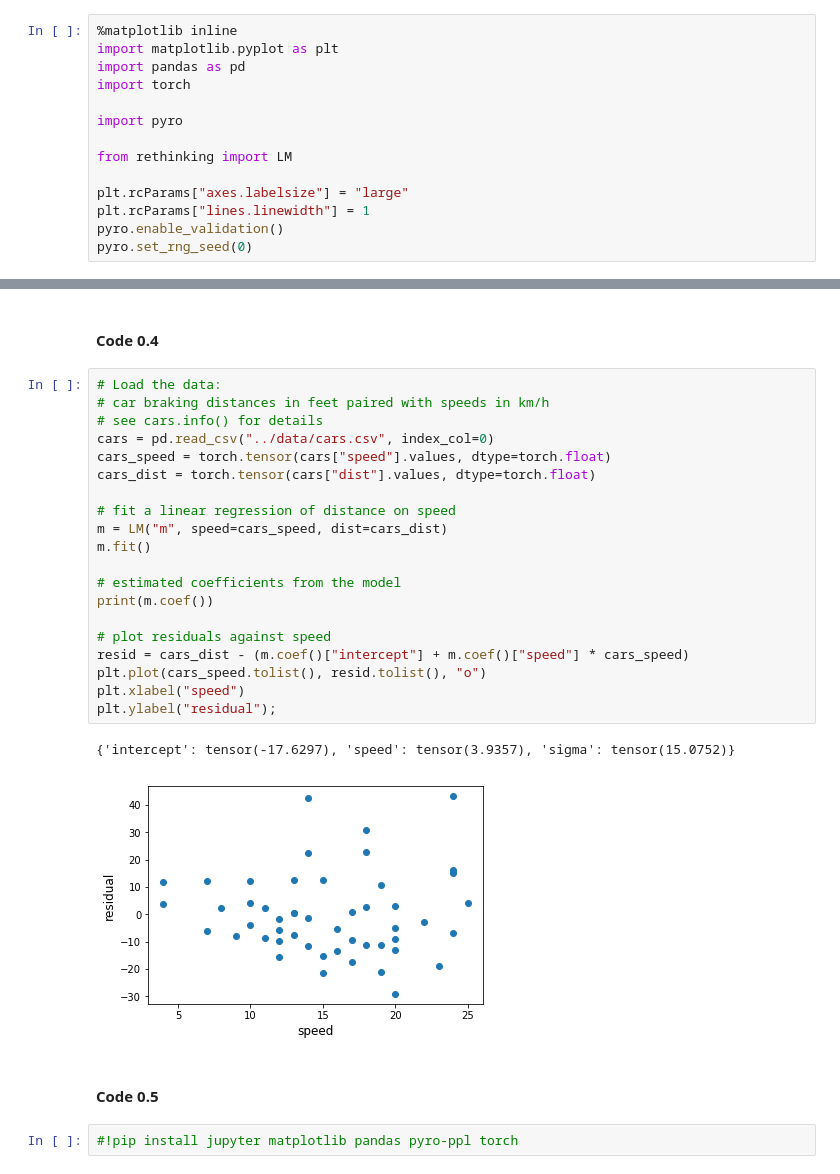
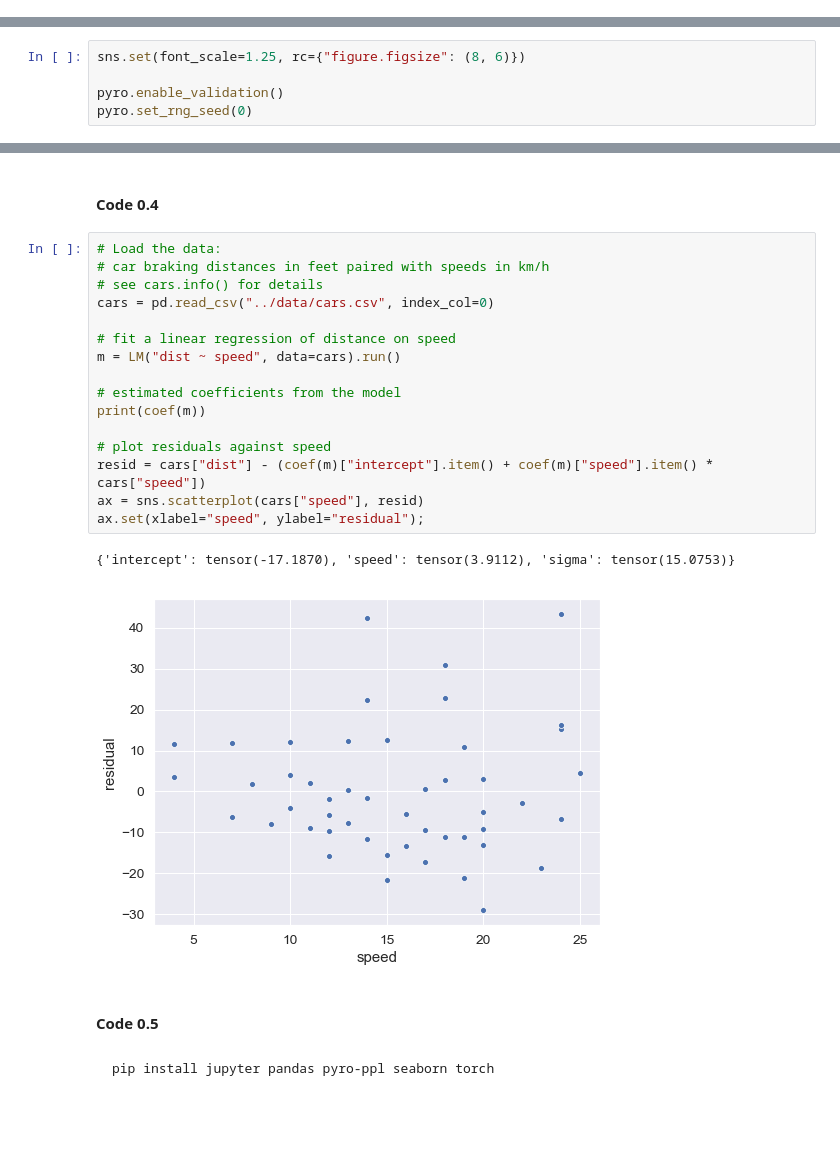
Before and after one commit to fehiepsi/rethinking-pyro, a Jupyter notebook: notebooks/00_preface.ipynb, the cells around one changed output, grey strips where cells are left out. Saved outputs shown, nothing was run; the diff lists cells and outputs as text; blank space fills up the shorter version.

````diff
--- a/notebooks/00_preface.ipynb
+++ b/notebooks/00_preface.ipynb
@@ -1,14 +0,0 @@
-# %%
-%matplotlib inline
-import matplotlib.pyplot as plt
-import pandas as pd
-import torch
-
-import pyro
-
-from rethinking import LM
-
-plt.rcParams["axes.labelsize"] = "large"
-plt.rcParams["lines.linewidth"] = 1
-pyro.enable_validation()
-pyro.set_rng_seed(0)
@@ -15,3 +12,8 @@ pyro.set_rng_seed(0)
+# %%
+sns.set(font_scale=1.25, rc={"figure.figsize": (8, 6)})
+
+pyro.enable_validation()
+pyro.set_rng_seed(0)
 # %% [markdown]
 #### Code 0.1
 # %%
@@ -42,27 +44,25 @@ tensor(-921.0341)
 # %%
 # Load the data:
 # car braking distances in feet paired with speeds in km/h
 # see cars.info() for details
 cars = pd.read_csv("../data/cars.csv", index_col=0)
-cars_speed = torch.tensor(cars["speed"].values, dtype=torch.float)
-cars_dist = torch.tensor(cars["dist"].values, dtype=torch.float)
 
 # fit a linear regression of distance on speed
-m = LM("m", speed=cars_speed, dist=cars_dist)
-m.fit()
+m = LM("dist ~ speed", data=cars).run()
 
 # estimated coefficients from the model
-print(m.coef())
+print(coef(m))
 
 # plot residuals against speed
-resid = cars_dist - (m.coef()["intercept"] + m.coef()["speed"] * cars_speed)
-plt.plot(cars_speed.tolist(), resid.tolist(), "o")
-plt.xlabel("speed")
-plt.ylabel("residual");
+resid = cars["dist"] - (coef(m)["intercept"].item() + coef(m)["speed"].item() * cars["speed"])
+ax = sns.scatterplot(cars["speed"], resid)
+ax.set(xlabel="speed", ylabel="residual");
 # %% [output]
-{'intercept': tensor(-17.6297), 'speed': tensor(3.9357), 'sigma': tensor(15.0752)}
+{'intercept': tensor(-17.1870), 'speed': tensor(3.9112), 'sigma': tensor(15.0753)}
-[figure, old version]
+[figure, new version]
 # %% [markdown]
 #### Code 0.5
-# %%
-#!pip install jupyter matplotlib pandas pyro-ppl torch
+# %% [markdown]
+```sh
+pip install jupyter pandas pyro-ppl seaborn torch
+```
````
Also changed, not shown: parts of 2 cells of this notebook, 8 other files.
